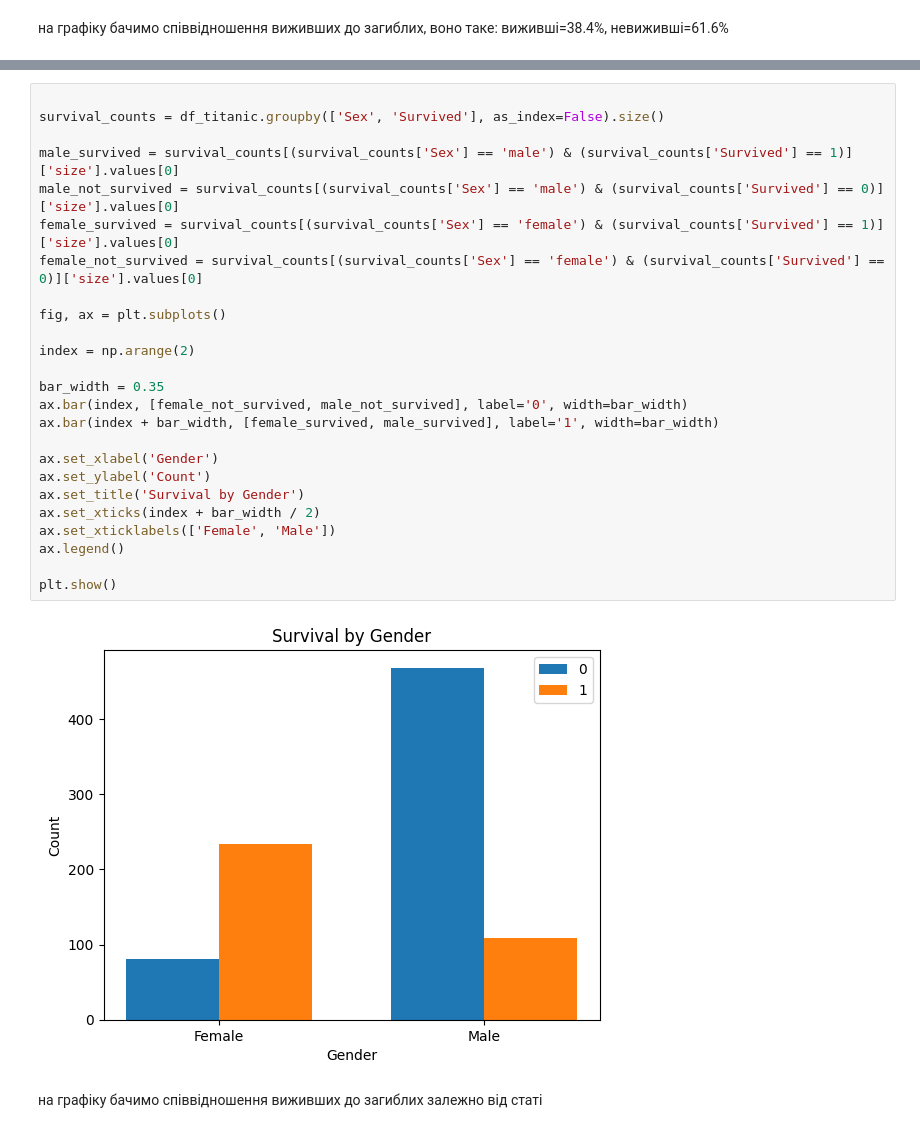
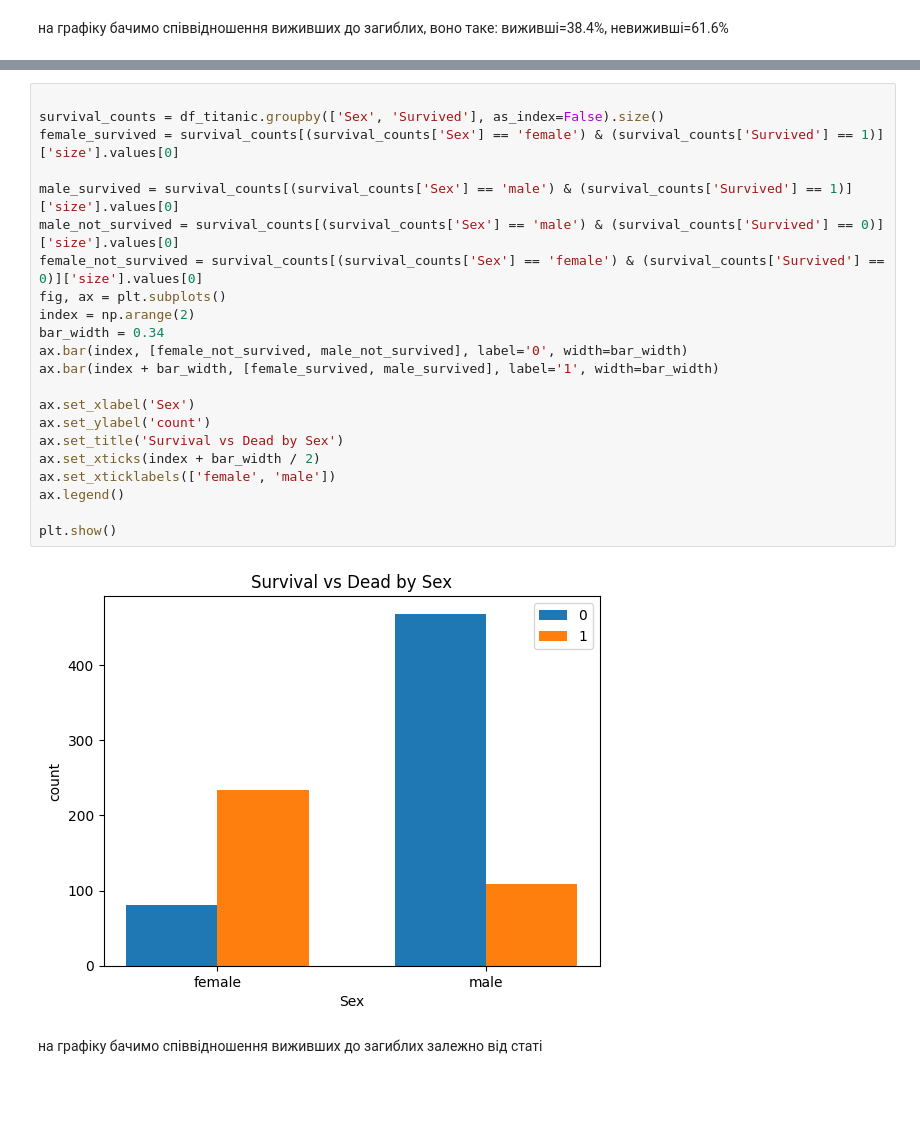
Before and after one commit to ElizabethChernova/lab2_ChernovaPython, a Jupyter notebook: python_practice_10 (1).ipynb, the cells around one changed output, grey strips where cells are left out. Cells and saved outputs as stored; diff of their text form; blank space fills up the shorter version.

```diff
--- a/python_practice_10 (1).ipynb
+++ b/python_practice_10 (1).ipynb
@@ -61,30 +61,27 @@ plt.show()
 # %%
 
 survival_counts = df_titanic.groupby(['Sex', 'Survived'], as_index=False).size()
+female_survived = survival_counts[(survival_counts['Sex'] == 'female') & (survival_counts['Survived'] == 1)]['size'].values[0]
 
 male_survived = survival_counts[(survival_counts['Sex'] == 'male') & (survival_counts['Survived'] == 1)]['size'].values[0]
 male_not_survived = survival_counts[(survival_counts['Sex'] == 'male') & (survival_counts['Survived'] == 0)]['size'].values[0]
-female_survived = survival_counts[(survival_counts['Sex'] == 'female') & (survival_counts['Survived'] == 1)]['size'].values[0]
 female_not_survived = survival_counts[(survival_counts['Sex'] == 'female') & (survival_counts['Survived'] == 0)]['size'].values[0]
-
 fig, ax = plt.subplots()
-
 index = np.arange(2)
-
-bar_width = 0.35
+bar_width = 0.34
 ax.bar(index, [female_not_survived, male_not_survived], label='0', width=bar_width)
 ax.bar(index + bar_width, [female_survived, male_survived], label='1', width=bar_width)
 
-ax.set_xlabel('Gender')
-ax.set_ylabel('Count')
-ax.set_title('Survival by Gender')
+ax.set_xlabel('Sex')
+ax.set_ylabel('count')
+ax.set_title('Survival vs Dead by Sex')
 ax.set_xticks(index + bar_width / 2)
-ax.set_xticklabels(['Female', 'Male'])
+ax.set_xticklabels(['female', 'male'])
 ax.legend()
 
 plt.show()
 # %% [output]
-[figure, old version]
+[figure, new version]
 # %% [markdown]
 на графіку бачимо співвідношення виживших до загиблих залежно від статі
 # %% [markdown]
```
